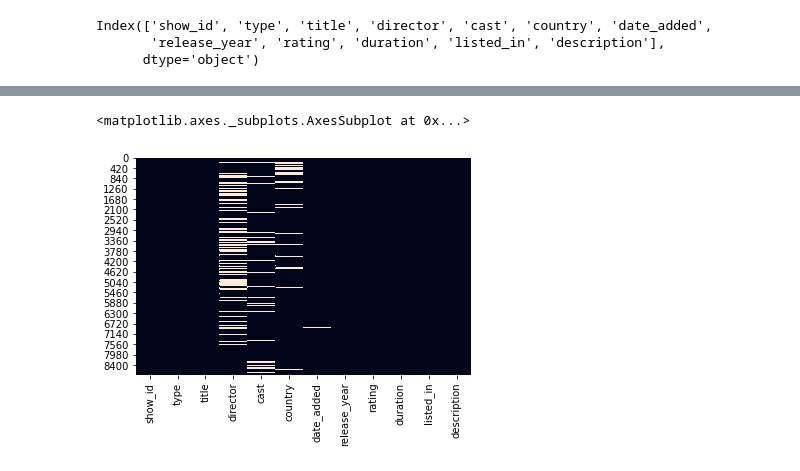
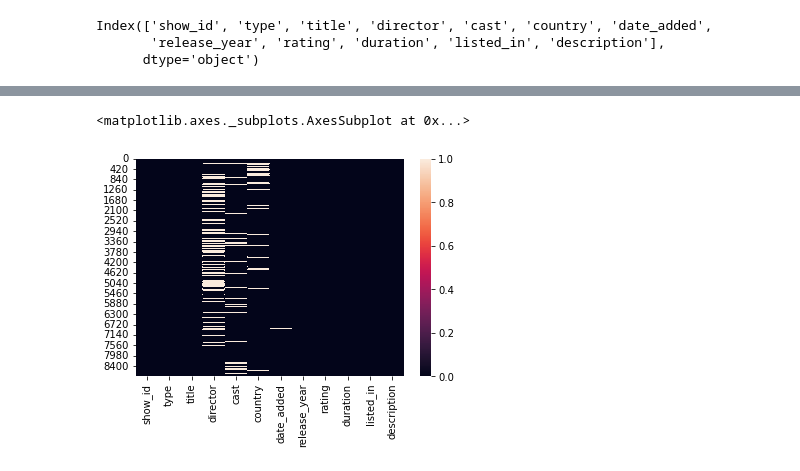
Before and after one commit to bartlomiejnowak94/Python-playground, a Jupyter notebook: Netflix Movies and TV Shows database/Netflix-Movies-and-TV-Shows-database.ipynb, the cells around one changed output, grey strips where cells are left out. Drawn from its saved outputs; the diff is of its cells as text; code cells hidden in the pictures.

```diff
--- a/Netflix Movies and TV Shows database/Netflix-Movies-and-TV-Shows-database.ipynb
+++ b/Netflix Movies and TV Shows database/Netflix-Movies-and-TV-Shows-database.ipynb
@@ -46,7 +46,7 @@ Data columns (total 12 columns):
 dtypes: int64(1), object(11)
 memory usage: 825.8+ KB
 # %%
-sns.heatmap(df.isnull(), cbar = False)
+sns.heatmap(df.isnull(), cbar = True)
 # %% [output]
 <matplotlib.axes._subplots.AxesSubplot at 0x...>
-[figure, old version]
+[figure, new version]
```
Also changed, not shown: parts of 15 cells of this notebook.
